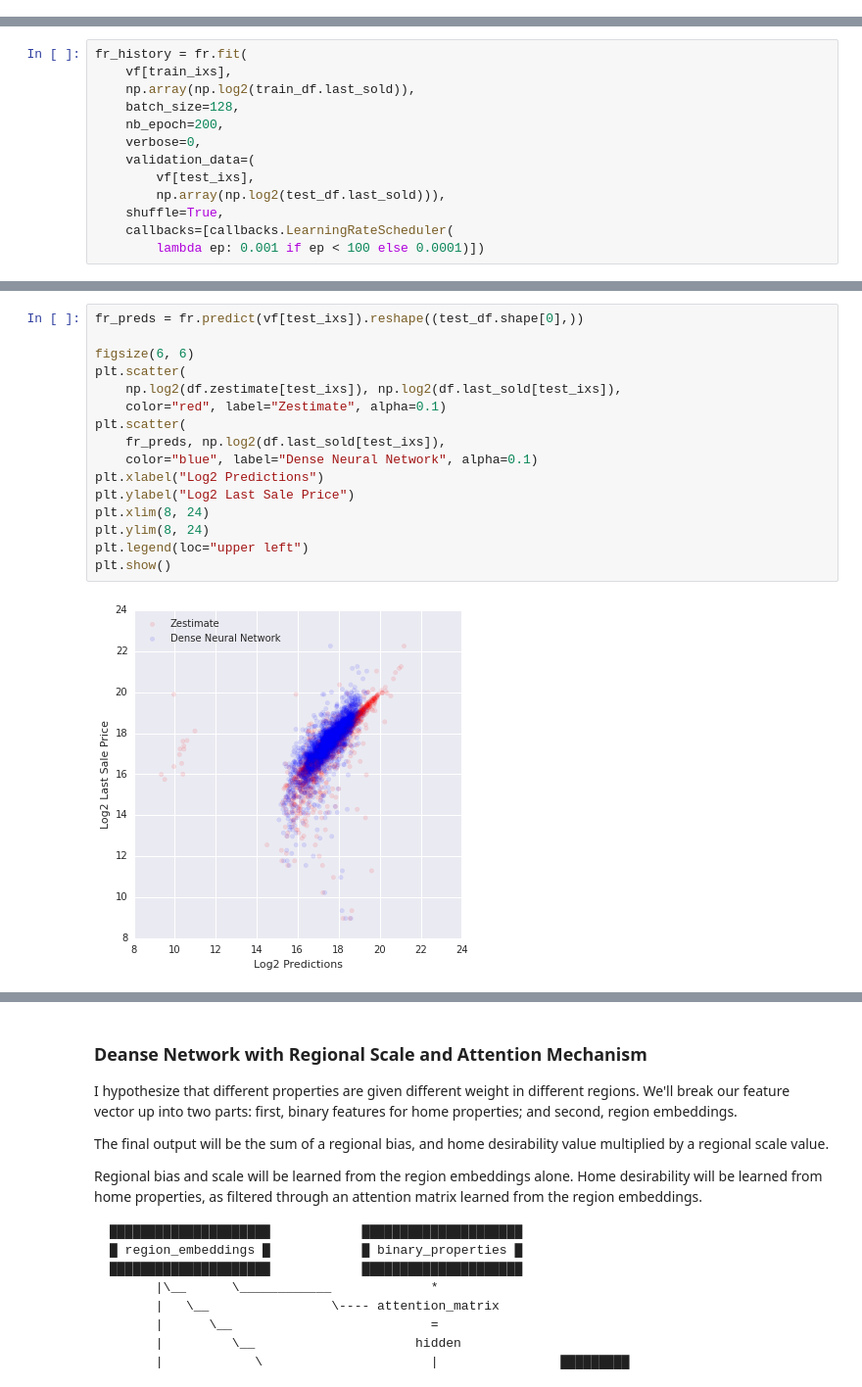
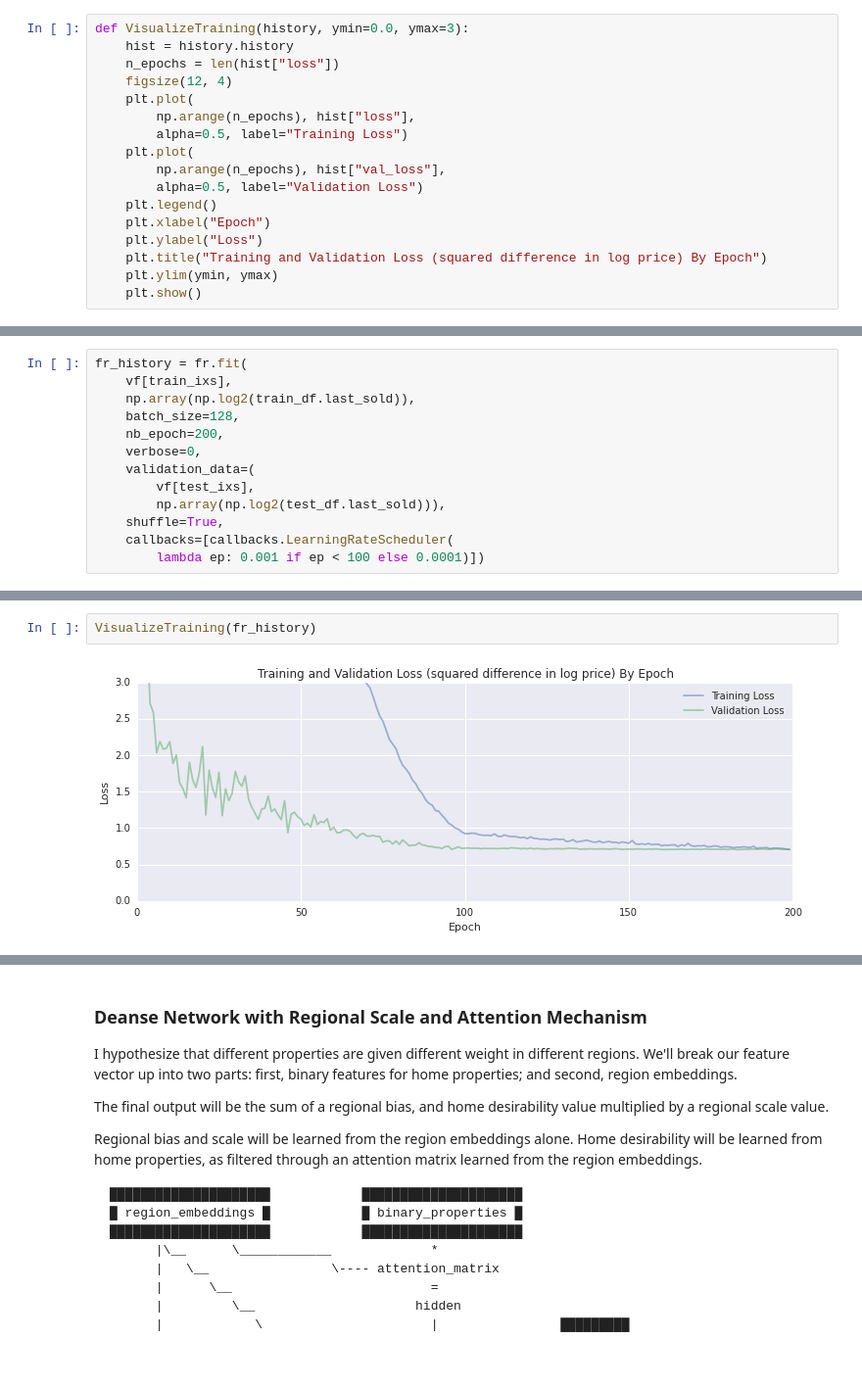
Before and after one commit to jeffschecter/sandbox, a Jupyter notebook: zillow/zillow.ipynb, the cells around one changed output, grey strips where cells are left out. Shown at 98% size. Drawn from its saved outputs; the diff is of its cells as text; blank space fills up the shorter version.

```diff
--- a/zillow/zillow.ipynb
+++ b/zillow/zillow.ipynb
@@ -165,0 +187,17 @@ plt.show()
+# %%
+def VisualizeTraining(history, ymin=0.0, ymax=3):
+    hist = history.history
+    n_epochs = len(hist["loss"])
+    figsize(12, 4)
+    plt.plot(
+        np.arange(n_epochs), hist["loss"],
+        alpha=0.5, label="Training Loss")
+    plt.plot(
+        np.arange(n_epochs), hist["val_loss"],
+        alpha=0.5, label="Validation Loss")
+    plt.legend()
+    plt.xlabel("Epoch")
+    plt.ylabel("Loss")
+    plt.title("Training and Validation Loss (squared difference in log price) By Epoch")
+    plt.ylim(ymin, ymax)
+    plt.show()
@@ -208,18 +234,4 @@ plt.show()
-# %%
-fr_preds = fr.predict(vf[test_ixs]).reshape((test_df.shape[0],))
-
-figsize(6, 6)
-plt.scatter(
-    np.log2(df.zestimate[test_ixs]), np.log2(df.last_sold[test_ixs]),
-    color="red", label="Zestimate", alpha=0.1)
-plt.scatter(
-    fr_preds, np.log2(df.last_sold[test_ixs]),
-    color="blue", label="Dense Neural Network", alpha=0.1)
-plt.xlabel("Log2 Predictions")
-plt.ylabel("Log2 Last Sale Price")
-plt.xlim(8, 24)
-plt.ylim(8, 24)
-plt.legend(loc="upper left")
-plt.show()
-# %% [output]
-[figure, removed]
+# %%
+VisualizeTraining(fr_history)
+# %% [output]
+[figure, added]
```
Also changed, not shown: parts of 58 cells of this notebook, 1 other file.
